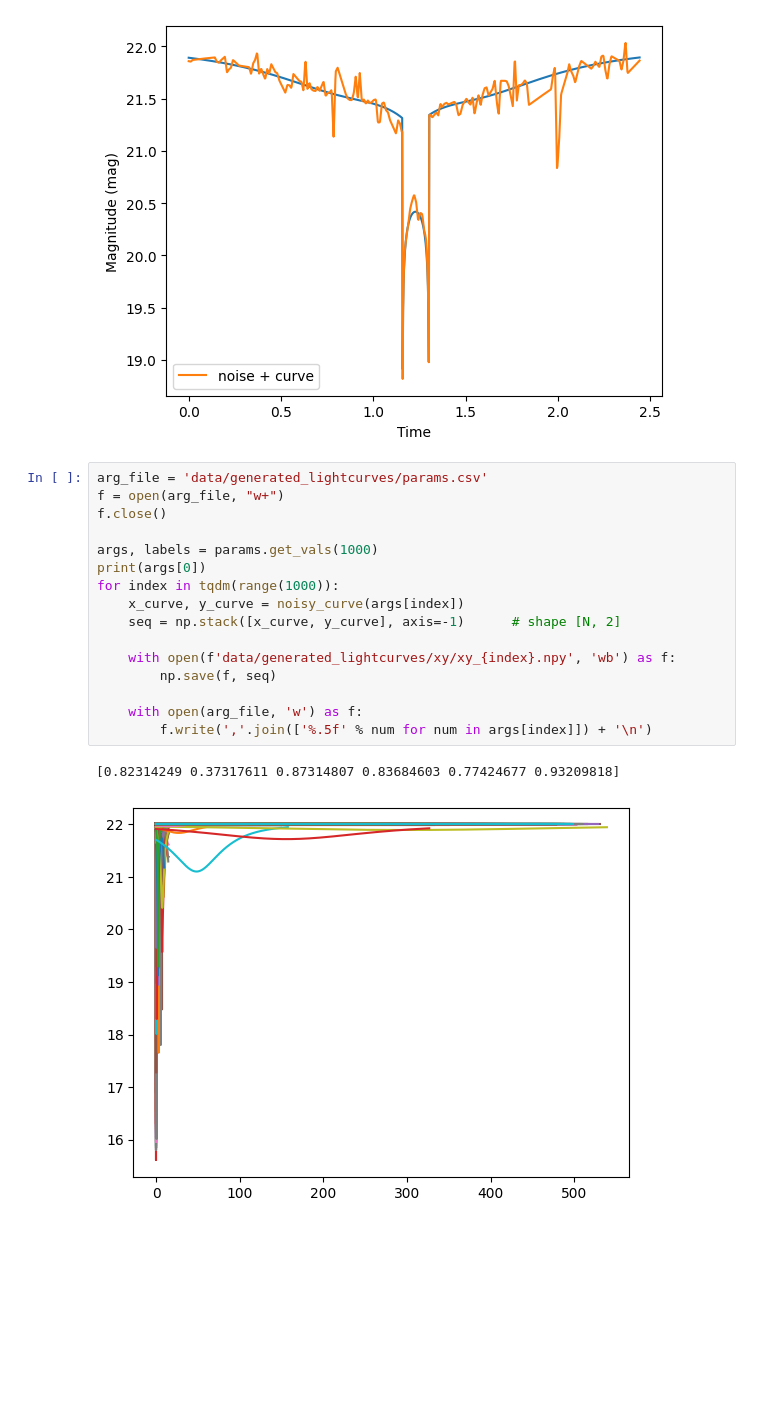
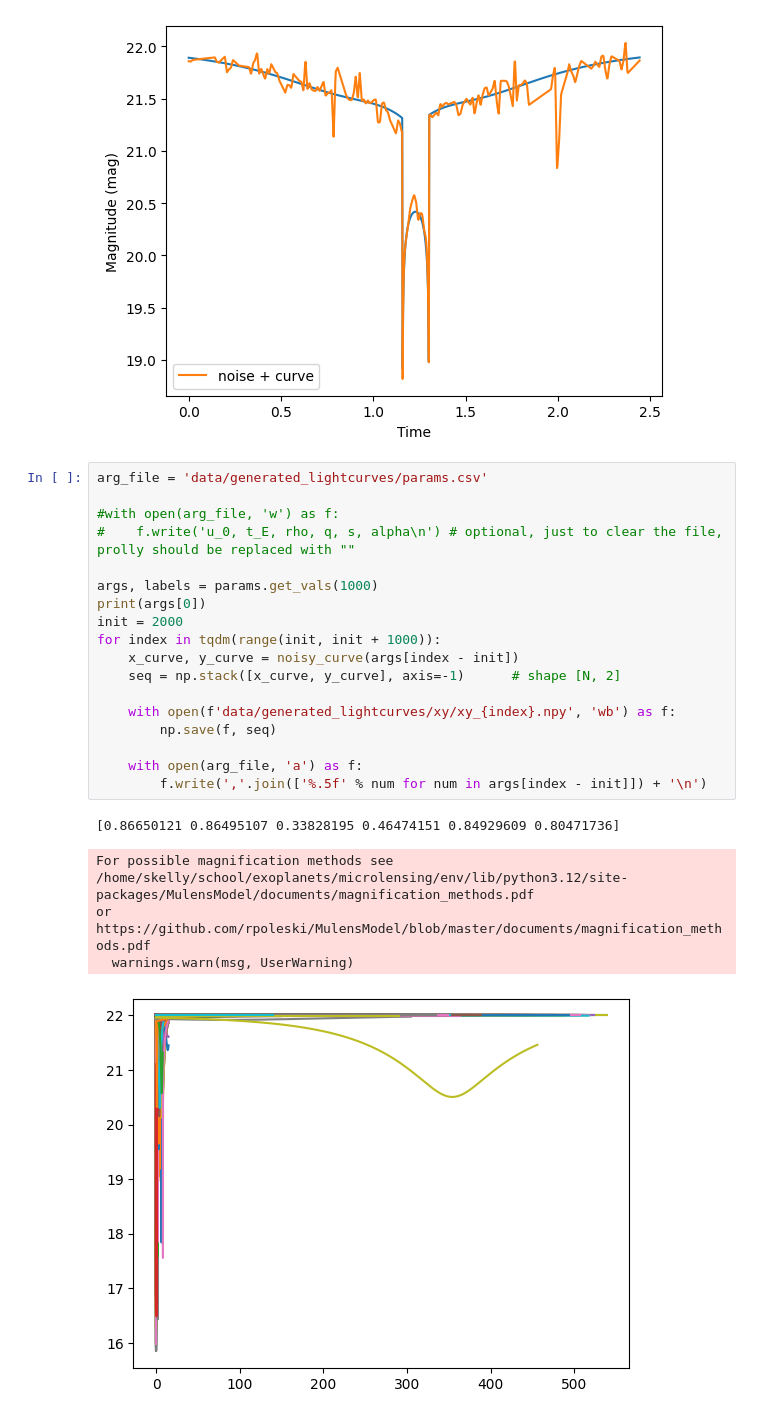
Before and after one commit to star-skelly/microlensing, a Jupyter notebook: data_generation_pipeline.ipynb, the cells around one changed output. Cells and saved outputs as stored; diff of their text form; blank space fills up the shorter version.

```diff
--- a/data_generation_pipeline.ipynb
+++ b/data_generation_pipeline.ipynb
@@ -170,23 +170,30 @@ plt.show()
 [figure]
 # %%
 arg_file = 'data/generated_lightcurves/params.csv'
-f = open(arg_file, "w+")
-f.close()
+
+#with open(arg_file, 'w') as f:
+#    f.write('u_0, t_E, rho, q, s, alpha\n') # optional, just to clear the file, prolly should be replaced with ""
 
 args, labels = params.get_vals(1000)
 print(args[0])
-for index in tqdm(range(1000)):
-    x_curve, y_curve = noisy_curve(args[index])
+init = 2000
+for index in tqdm(range(init, init + 1000)):
+    x_curve, y_curve = noisy_curve(args[index - init])
     seq = np.stack([x_curve, y_curve], axis=-1)      # shape [N, 2]
 
     with open(f'data/generated_lightcurves/xy/xy_{index}.npy', 'wb') as f:
         np.save(f, seq)
 
-    with open(arg_file, 'w') as f:
-        f.write(','.join(['%.5f' % num for num in args[index]]) + '\n')
+    with open(arg_file, 'a') as f:
+        f.write(','.join(['%.5f' % num for num in args[index - init]]) + '\n')
 # %% [output]
-[0.82314249 0.37317611 0.87314807 0.83684603 0.77424677 0.93209818]
+[0.86650121 0.86495107 0.33828195 0.46474151 0.84929609 0.80471736]
+For possible magnification methods see
+/home/skelly/school/exoplanets/microlensing/env/lib/python3.12/site-packages/MulensModel/documents/magnification_methods.pdf
+or
+https://github.com/rpoleski/MulensModel/blob/master/documents/magnification_methods.pdf
+  warnings.warn(msg, UserWarning)
-[figure, old version]
+[figure, new version]
 # %%
 fdir = "data/generated_lightcurves/xy/"
 directory = os.fsencode(fdir)
```
Also changed, not shown: parts of 1 cell of this notebook, 4 other files.
